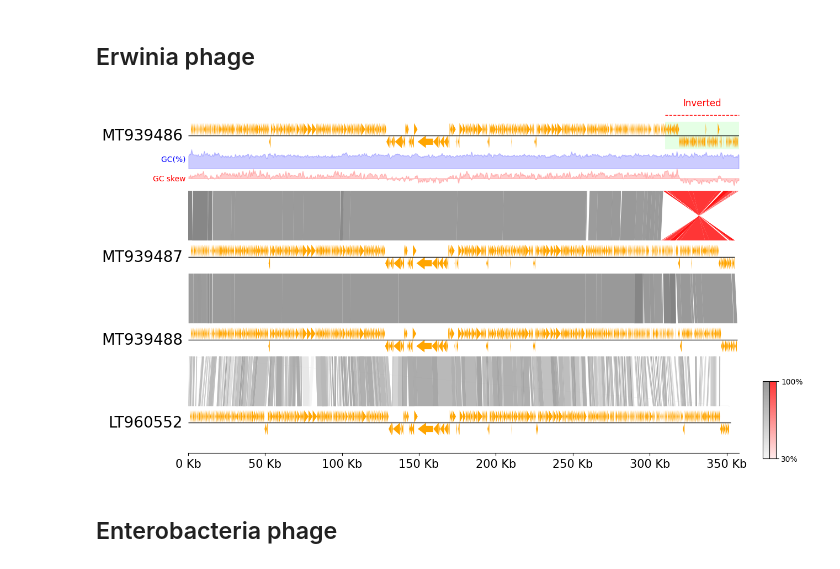
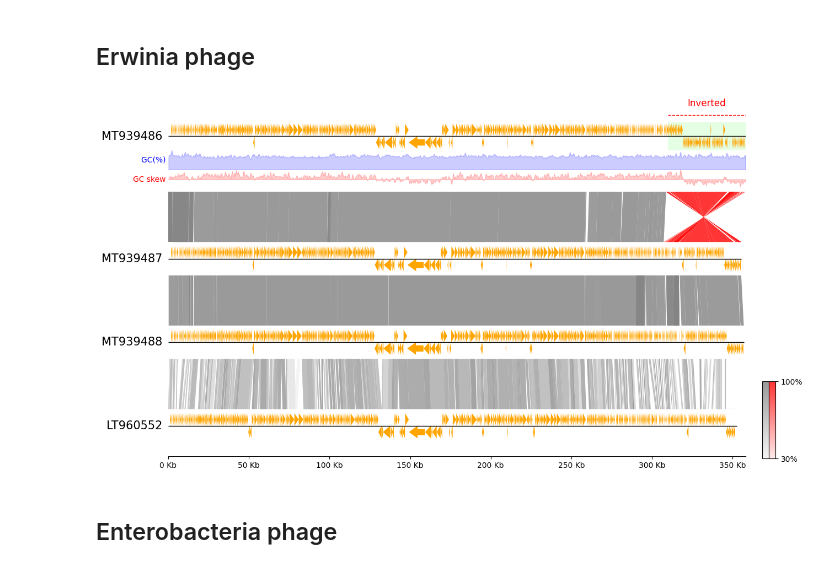
Before and after one commit to moshi4/pyGenomeViz, a Jupyter notebook: docs/examples/gallery_example.ipynb, the cells around one changed output. Saved outputs shown, nothing was run; the diff lists cells and outputs as text; code cells hidden in the pictures.

```diff
--- a/docs/examples/gallery_example.ipynb
+++ b/docs/examples/gallery_example.ipynb
@@ -39,12 +39,13 @@ gv = GenomeViz(
     feature_track_ratio=0.5,
     tick_track_ratio=0.3,
     tick_style="axis",
+    tick_labelsize=10,
 )
 
 gbk_files, links = load_dataset("erwinia_phage")
 gbk_list = [Genbank(gbk_file) for gbk_file in gbk_files]
 for gbk in gbk_list:
-    track = gv.add_feature_track(gbk.name, gbk.genome_length)
+    track = gv.add_feature_track(gbk.name, gbk.genome_length, labelsize=15)
     track.add_genbank_features(gbk, plotstyle="arrow")
 
 min_identity = int(min(link.identity for link in links))
@@ -63,34 +64,34 @@ fig = gv.plotfig()
 top_track = gv.top_track  # or, gv.get_track("MT939486") or gv.get_tracks()[0]
 label, start, end = "Inverted", 310000 + top_track.offset, 358000 + top_track.offset
 center = int((start + end) / 2)
 top_track.ax.hlines(1.5, start, end, colors="red", linewidth=1, linestyles="dashed", clip_on=False)
 top_track.ax.text(center, 2.0, label, fontsize=12, color="red", ha="center", va="bottom")
 
 # Add fillbox to top track
 x, y = (start, start, end, end), (1, -1, -1, 1)
 top_track.ax.fill(x, y, fc="lime", linewidth=0, alpha=0.1, zorder=-10)
 
 # Plot GC content for top track
 gc_content_ax = gv.top_track.subtracks[0].ax  # or, gv.get_track("gc_content").ax
 pos_list, gc_content_list = gbk_list[0].calc_gc_content()
 gc_content_ax.set_ylim(bottom=0, top=max(gc_content_list))
 pos_list += gv.top_track.offset  # Offset is required if align_type is not 'left'
 gc_content_ax.fill_between(pos_list, gc_content_list, alpha=0.2, color="blue")
 gc_content_ax.text(gv.top_track.offset, max(gc_content_list) / 2, "GC(%) ", ha="right", va="center", color="blue")
 
 # Plot GC skew for top track
 gc_skew_ax = gv.top_track.subtracks[1].ax  # or, gv.get_track("gc_skew").ax
 pos_list, gc_skew_list = gbk_list[0].calc_gc_skew()
 gc_skew_abs_max = max(abs(gc_skew_list))
 gc_skew_ax.set_ylim(bottom=-gc_skew_abs_max, top=gc_skew_abs_max)
 pos_list += gv.top_track.offset  # Offset is required if align_type is not 'left'
 gc_skew_ax.fill_between(pos_list, gc_skew_list, alpha=0.2, color="red")
 gc_skew_ax.text(gv.top_track.offset, 0, "GC skew ", ha="right", va="center", color="red")
 
 # Set coloarbar for link
 gv.set_colorbar(fig, vmin=min_identity)
 # %% [output]
-[figure, old version]
+[figure, new version]
 # %% [markdown]
 ## Enterobacteria phage
 # %%
```
Also changed, not shown: 4 other files.
